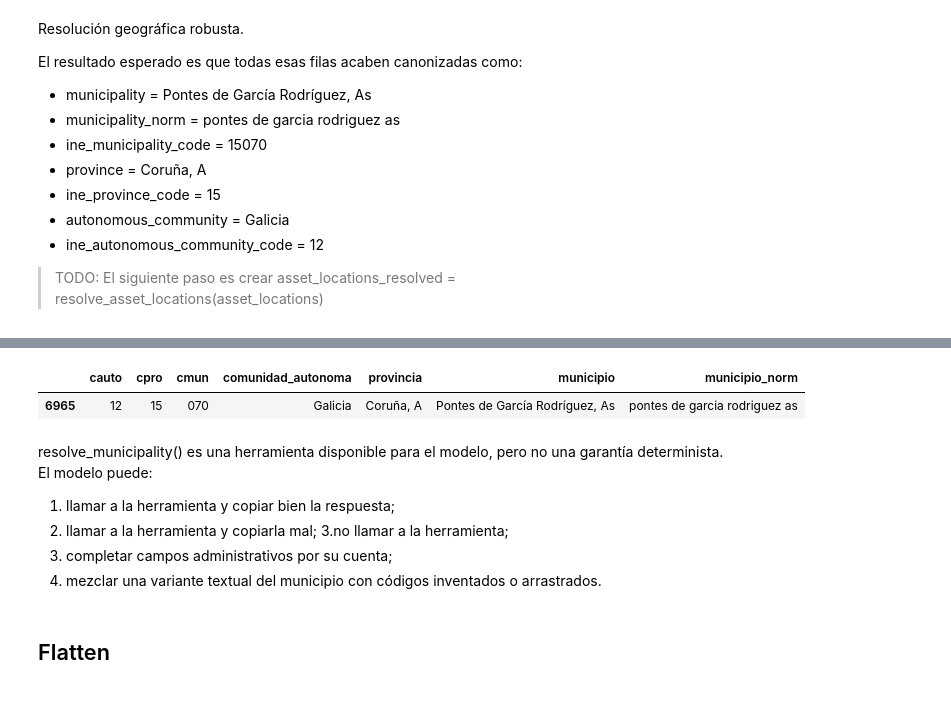
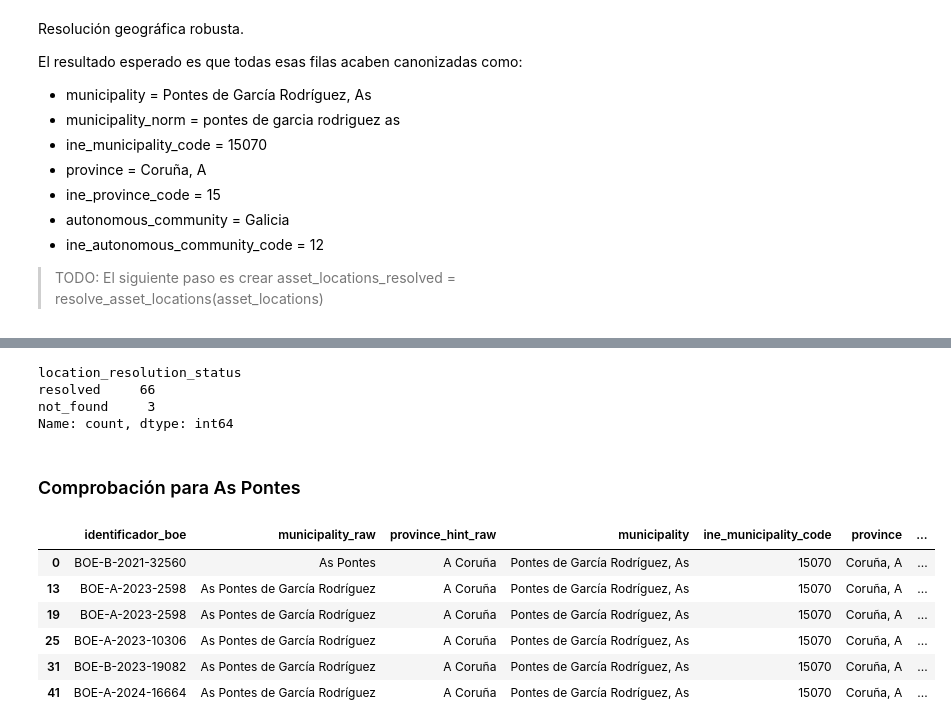
Before and after one commit to bererei/tfm-renewables-permitting-tracker, a Jupyter notebook: notebooks/08_resolver_localizaciones_determinista.ipynb, the cells around one changed output, grey strips where cells are left out. Drawn from its saved outputs; the diff is of its cells as text; code cells hidden in the pictures; blank space fills up the shorter version.

Commit message:
feat: resolución determinista de localizaciones ahora fuera de la extracción IA

```diff
--- a/notebooks/08_resolver_localizaciones_determinista.ipynb
+++ b/notebooks/08_resolver_localizaciones_determinista.ipynb
@@ -92 +477,10 @@ El resultado esperado es que todas esas filas acaben canonizadas como:
+# %%
+asset_locations_resolved["location_resolution_status"].value_counts()
+# %% [output]
+location_resolution_status
+resolved     66
+not_found     3
+Name: count, dtype: int64
+# %% [markdown]
+### Comprobación para As Pontes
 # %%
@@ -94,16 +487,0 @@ municipios_ine_df = pd.read_parquet(DIM_MUNICIPALITIES_PATH)
-# %%
-municipios_ine_df.loc[
-    municipios_ine_df["municipio_norm"].str.contains("pontes", na=False),
-    [
-        "cauto",
-        "cpro",
-        "cmun",
-        "comunidad_autonoma",
-        "provincia",
-        "municipio",
-        "municipio_norm",
-    ],
-]
-# %% [output]
-|  | cauto | cpro | cmun | comunidad_autonoma | provincia | municipio | municipio_norm |
-| 6965 | 12 | 15 | 070 | Galicia | Coruña, A | Pontes de García Rodríguez, As | pontes de garcia rodriguez as |
@@ -458,8 +487,0 @@ def resolve_municipality_impl(
-# %% [markdown]
-resolve_municipality() es una herramienta disponible para el modelo, pero no una garantía determinista. El modelo puede:
-
-1. llamar a la herramienta y copiar bien la respuesta;
-2. llamar a la herramienta y copiarla mal;
-3.no llamar a la herramienta;
-4. completar campos administrativos por su cuenta;
-5. mezclar una variante textual del municipio con códigos inventados o arrastrados.
@@ -485,2 +487,0 @@ def resolve_municipality(
-# %% [markdown]
-## Flatten
@@ -515,0 +488,25 @@ def flatten_asset_locations(ai_extractions: pd.DataFrame) -> pd.DataFrame:
+# %%
+asset_locations_resolved.loc[
+    asset_locations_resolved["municipality_raw_norm"].str.contains("pontes", na=False),
+    [
+        "identificador_boe",
+        "municipality_raw",
+        "province_hint_raw",
+        "municipality",
+        "ine_municipality_code",
+        "province",
+        "ine_province_code",
+        "autonomous_community",
+        "ine_autonomous_community_code",
+        "location_resolution_status",
+        "location_resolution_matched_by",
+    ],
+]
+# %% [output]
+|  | identificador_boe | municipality_raw | province_hint_raw | municipality | ine_municipality_code | province | ... |
+| 0 | BOE-B-2021-32560 | As Pontes | A Coruña | Pontes de García Rodríguez, As | 15070 | Coruña, A | ... |
+| 13 | BOE-A-2023-2598 | As Pontes de García Rodríguez | A Coruña | Pontes de García Rodríguez, As | 15070 | Coruña, A | ... |
+| 19 | BOE-A-2023-2598 | As Pontes de García Rodríguez | A Coruña | Pontes de García Rodríguez, As | 15070 | Coruña, A | ... |
+| 25 | BOE-A-2023-10306 | As Pontes de García Rodríguez | A Coruña | Pontes de García Rodríguez, As | 15070 | Coruña, A | ... |
+| 31 | BOE-B-2023-19082 | As Pontes de García Rodríguez | A Coruña | Pontes de García Rodríguez, As | 15070 | Coruña, A | ... |
+| 41 | BOE-A-2024-16664 | As Pontes de García Rodríguez | A Coruña | Pontes de García Rodríguez, As | 15070 | Coruña, A | ... |
```
Also changed, not shown: parts of 22 cells of this notebook.
